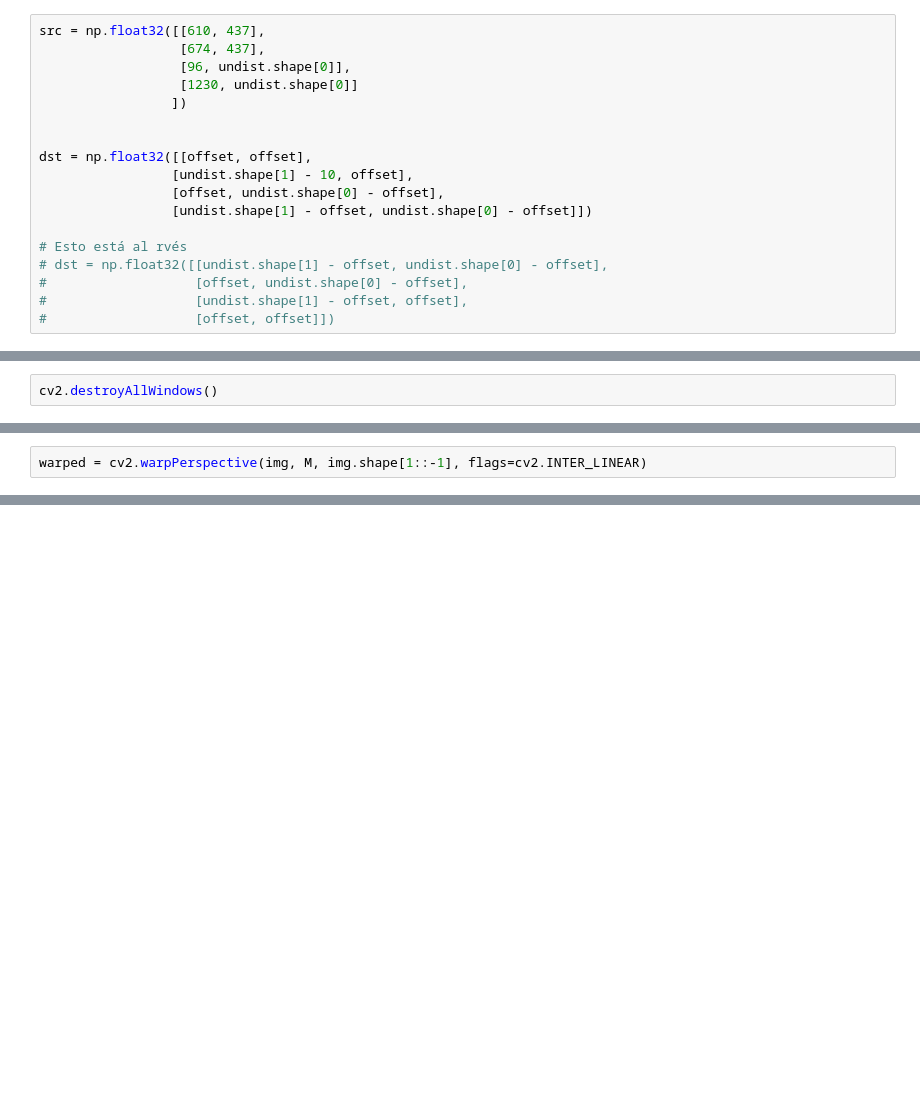
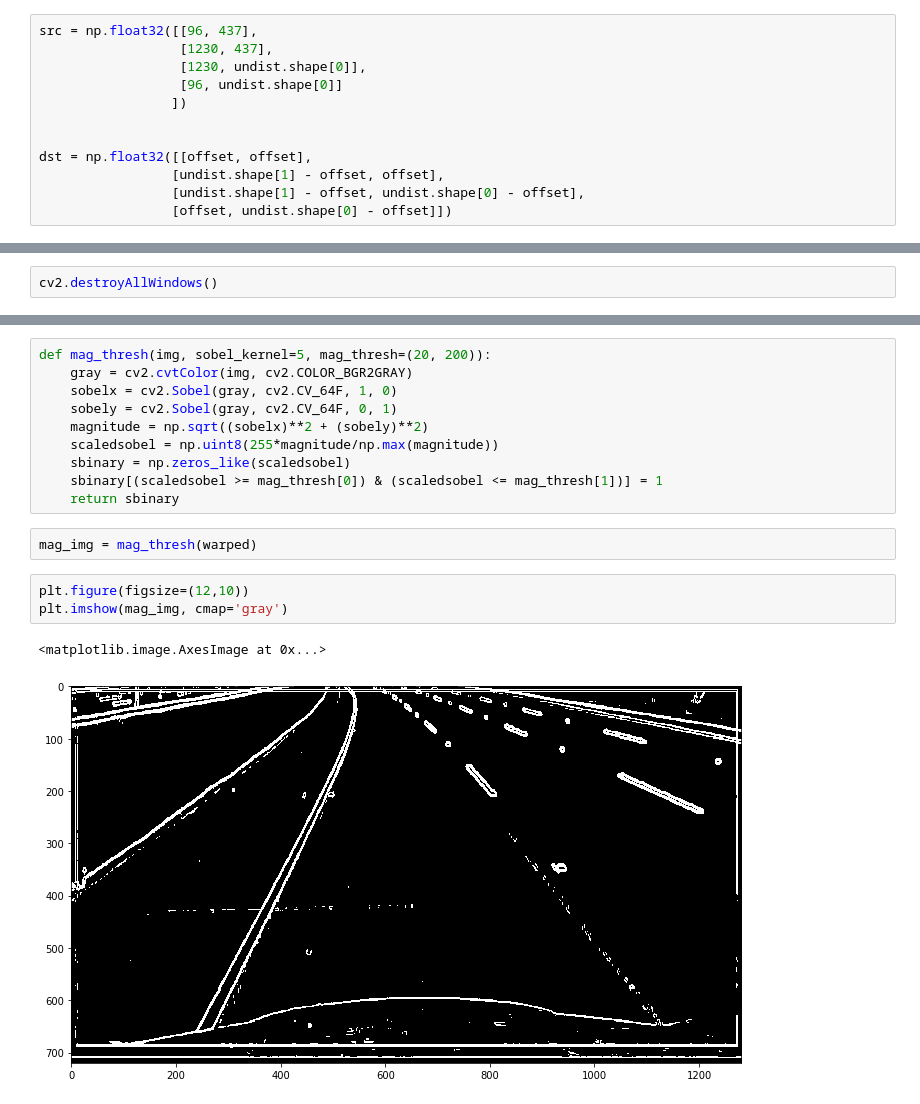
Before and after one commit to SamuelNavarro/SelfDriving, a Jupyter notebook: AdvancedLaneFinding/Project/Project_v80519.ipynb, the cells around one changed output, grey strips where cells are left out. Cells and saved outputs as stored; diff of their text form; blank space fills up the shorter version.

```diff
--- a/AdvancedLaneFinding/Project/Project_v80519.ipynb
+++ b/AdvancedLaneFinding/Project/Project_v80519.ipynb
@@ -95,21 +95,15 @@ offset = 100
 # %%
-src = np.float32([[610, 437],
-                  [674, 437],
-                  [96, undist.shape[0]],
-                  [1230, undist.shape[0]]
+src = np.float32([[96, 437],
+                  [1230, 437],
+                  [1230, undist.shape[0]],
+                  [96, undist.shape[0]]
                  ])
 
 
 dst = np.float32([[offset, offset],
-                 [undist.shape[1] - 10, offset],
-                 [offset, undist.shape[0] - offset],
-                 [undist.shape[1] - offset, undist.shape[0] - offset]])
-
-# Esto está al rvés
-# dst = np.float32([[undist.shape[1] - offset, undist.shape[0] - offset],
-#                   [offset, undist.shape[0] - offset],
-#                   [undist.shape[1] - offset, offset],
-#                   [offset, offset]])
+                 [undist.shape[1] - offset, offset],
+                 [undist.shape[1] - offset, undist.shape[0] - offset],
+                 [offset, undist.shape[0] - offset]])
 # %%
 M = cv2.getPerspectiveTransform(src, dst)
 # %%
@@ -133,2 +117,0 @@ M = undistort_unwarp('camera_cal/cali*.jpg', objpoints, imgpoints, nx, ny)
-# %%
-warped = cv2.warpPerspective(img, M, img.shape[1::-1], flags=cv2.INTER_LINEAR)
@@ -134,0 +146,18 @@ warped = cv2.warpPerspective(img, M, img.shape[1::-1], flags=cv2.INTER_LINEAR)
+# %%
+def mag_thresh(img, sobel_kernel=5, mag_thresh=(20, 200)):
+    gray = cv2.cvtColor(img, cv2.COLOR_BGR2GRAY)
+    sobelx = cv2.Sobel(gray, cv2.CV_64F, 1, 0)
+    sobely = cv2.Sobel(gray, cv2.CV_64F, 0, 1)
+    magnitude = np.sqrt((sobelx)**2 + (sobely)**2)
+    scaledsobel = np.uint8(255*magnitude/np.max(magnitude))
+    sbinary = np.zeros_like(scaledsobel)
+    sbinary[(scaledsobel >= mag_thresh[0]) & (scaledsobel <= mag_thresh[1])] = 1
+    return sbinary
+# %%
+mag_img = mag_thresh(warped)
+# %%
+plt.figure(figsize=(12,10))
+plt.imshow(mag_img, cmap='gray')
+# %% [output]
+<matplotlib.image.AxesImage at 0x...>
+[figure, added]
```
Also changed, not shown: parts of 28 cells of this notebook.
